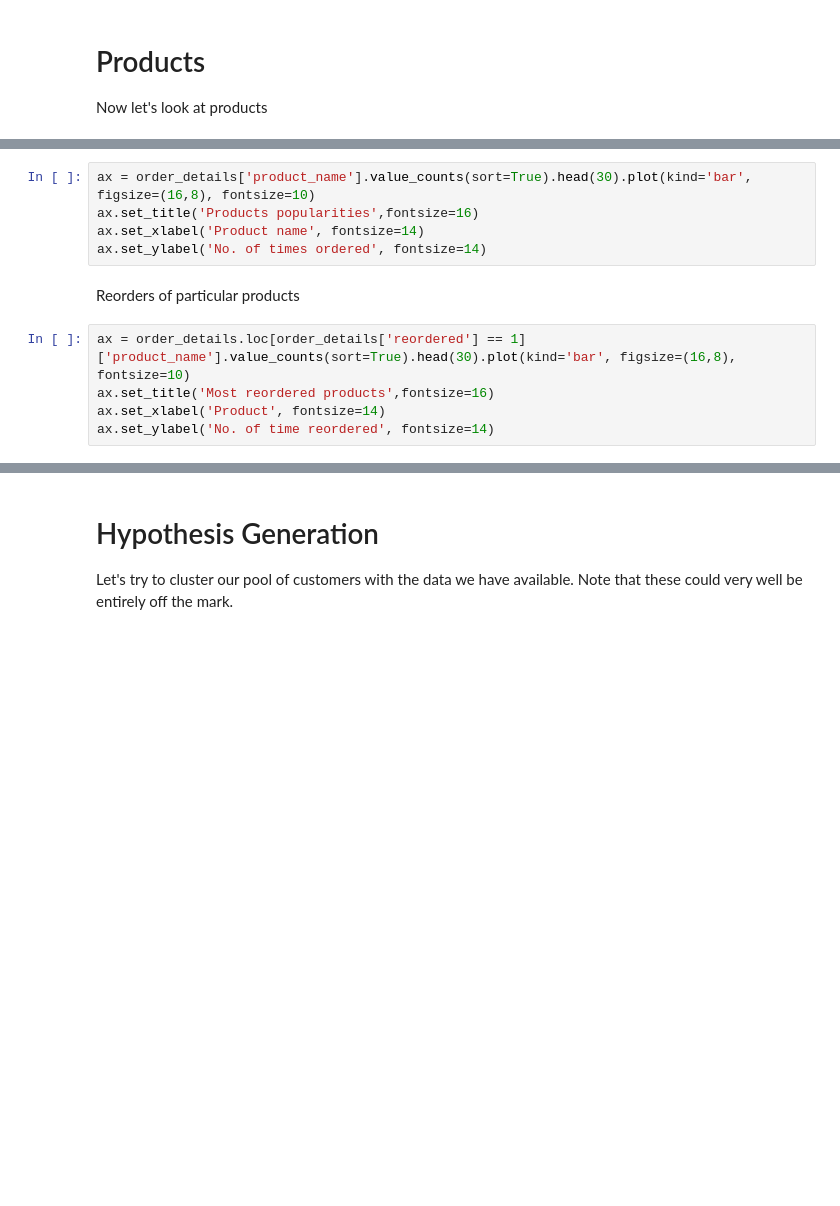
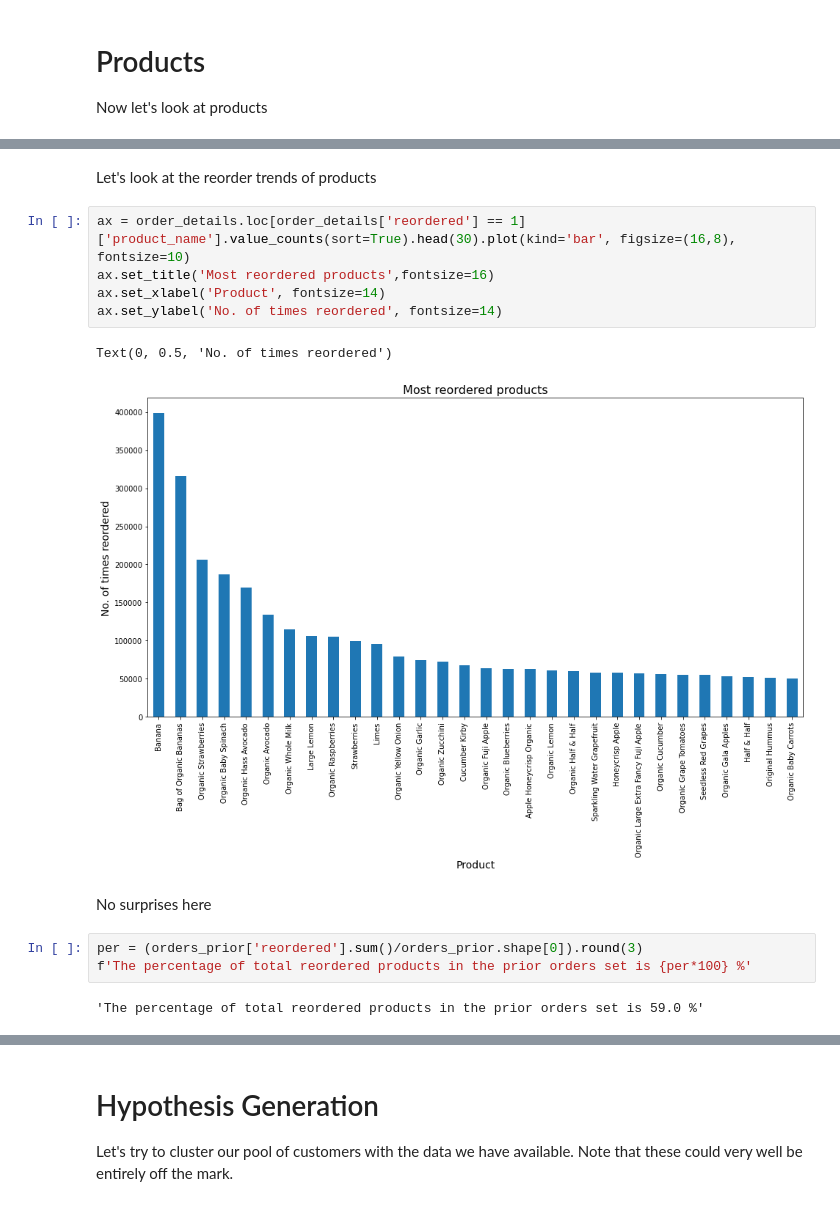
Before and after one commit to maaverik/adventures-in-data-science, a Jupyter notebook: instacart-basket-analysis EDA.ipynb, the cells around one changed output, grey strips where cells are left out. Drawn from its saved outputs; the diff is of its cells as text; blank space fills up the shorter version.

```diff
--- a/instacart-basket-analysis EDA.ipynb
+++ b/instacart-basket-analysis EDA.ipynb
@@ -116,12 +282,17 @@ ax.set_ylabel('No. of orders from this aisle', fontsize=14)
+# %% [markdown]
+Let's look at the reorder trends of products
 # %%
-ax = order_details['product_name'].value_counts(sort=True).head(30).plot(kind='bar', figsize=(16,8), fontsize=10)
-ax.set_title('Products popularities',fontsize=16)
-ax.set_xlabel('Product name', fontsize=14)
-ax.set_ylabel('No. of times ordered', fontsize=14)
+ax = order_details.loc[order_details['reordered'] == 1]['product_name'].value_counts(sort=True).head(30).plot(kind='bar', figsize=(16,8), fontsize=10)
+ax.set_title('Most reordered products',fontsize=16)
+ax.set_xlabel('Product', fontsize=14)
+ax.set_ylabel('No. of times reordered', fontsize=14)
+# %% [output]
+Text(0, 0.5, 'No. of times reordered')
+[figure, added]
-# %% [markdown]
-Reorders of particular products
-# %%
-ax = order_details.loc[order_details['reordered'] == 1]['product_name'].value_counts(sort=True).head(30).plot(kind='bar', figsize=(16,8), fontsize=10)
-ax.set_title('Most reordered products',fontsize=16)
-ax.set_xlabel('Product', fontsize=14)
-ax.set_ylabel('No. of time reordered', fontsize=14)
+# %% [markdown]
+No surprises here
+# %%
+per = (orders_prior['reordered'].sum()/orders_prior.shape[0]).round(3)
+f'The percentage of total reordered products in the prior orders set is {per*100} %'
+# %% [output]
+'The percentage of total reordered products in the prior orders set is 59.0 %'
```
Also changed, not shown: parts of 48 cells of this notebook.
